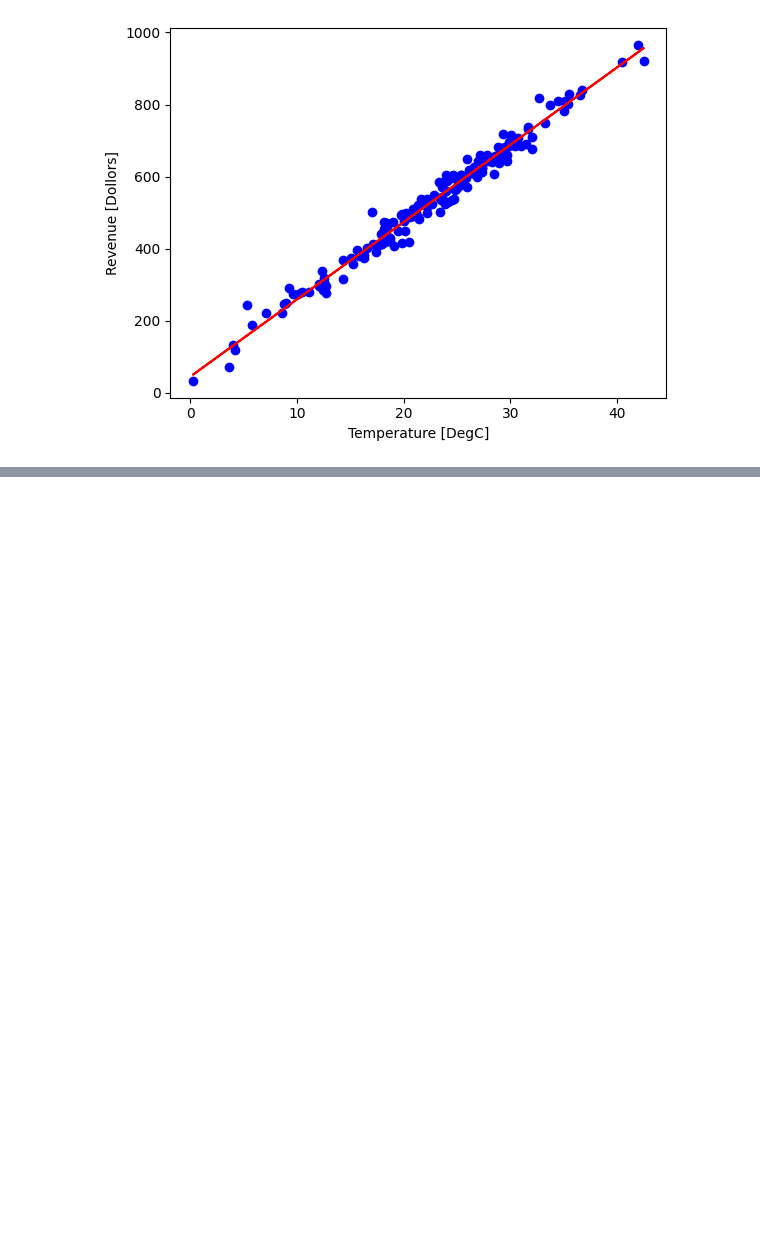
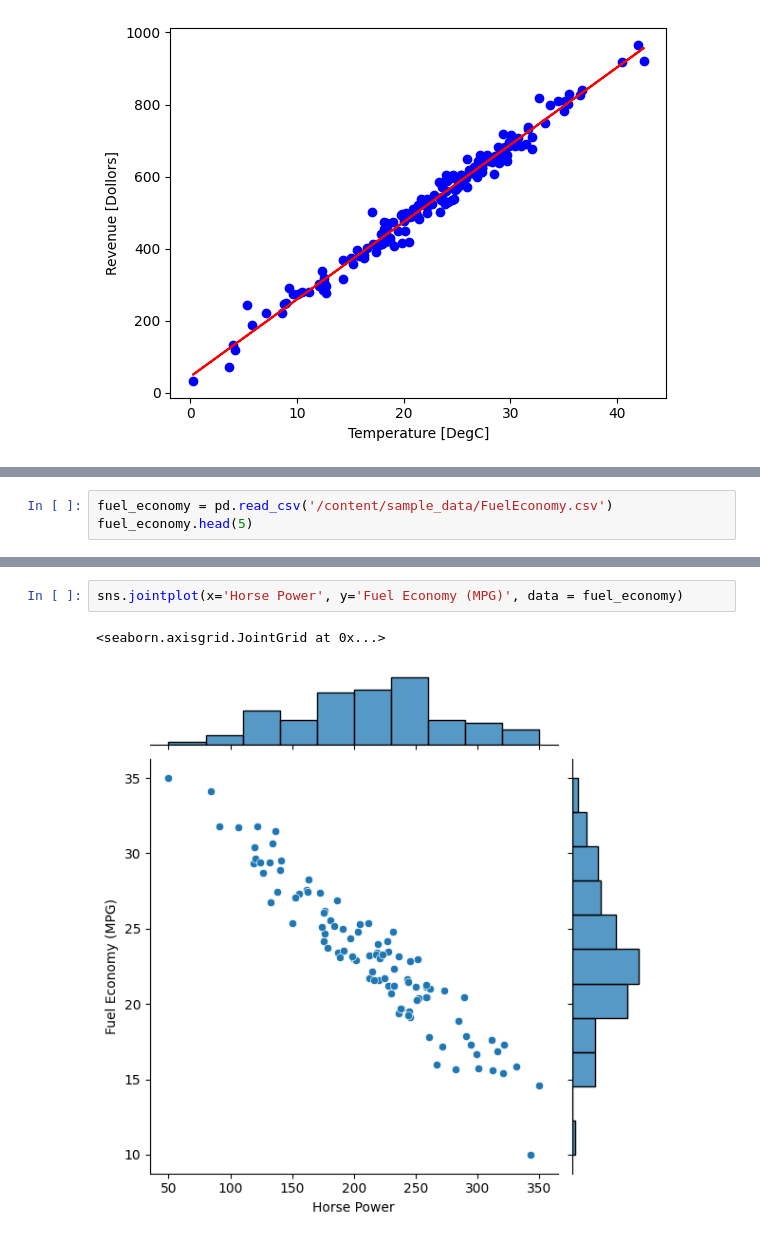
Before and after one commit to mullurirevanthkumar/machine-learning, a Jupyter notebook: Linear_Regression.ipynb, the cells around one changed output, grey strips where cells are left out. Cells and saved outputs as stored; diff of their text form; blank space fills up the shorter version.

```diff
--- a/Linear_Regression.ipynb
+++ b/Linear_Regression.ipynb
@@ -135,0 +143,3 @@ Text(0.5, 0, 'Temperature [DegC]')
+# %%
+fuel_economy = pd.read_csv('/content/sample_data/FuelEconomy.csv')
+fuel_economy.head(5)
@@ -135,0 +242,5 @@ Text(0.5, 0, 'Temperature [DegC]')
+# %%
+sns.jointplot(x='Horse Power', y='Fuel Economy (MPG)', data = fuel_economy)
+# %% [output]
+<seaborn.axisgrid.JointGrid at 0x...>
+[figure, added]
```
Also changed, not shown: parts of 8 cells of this notebook.
